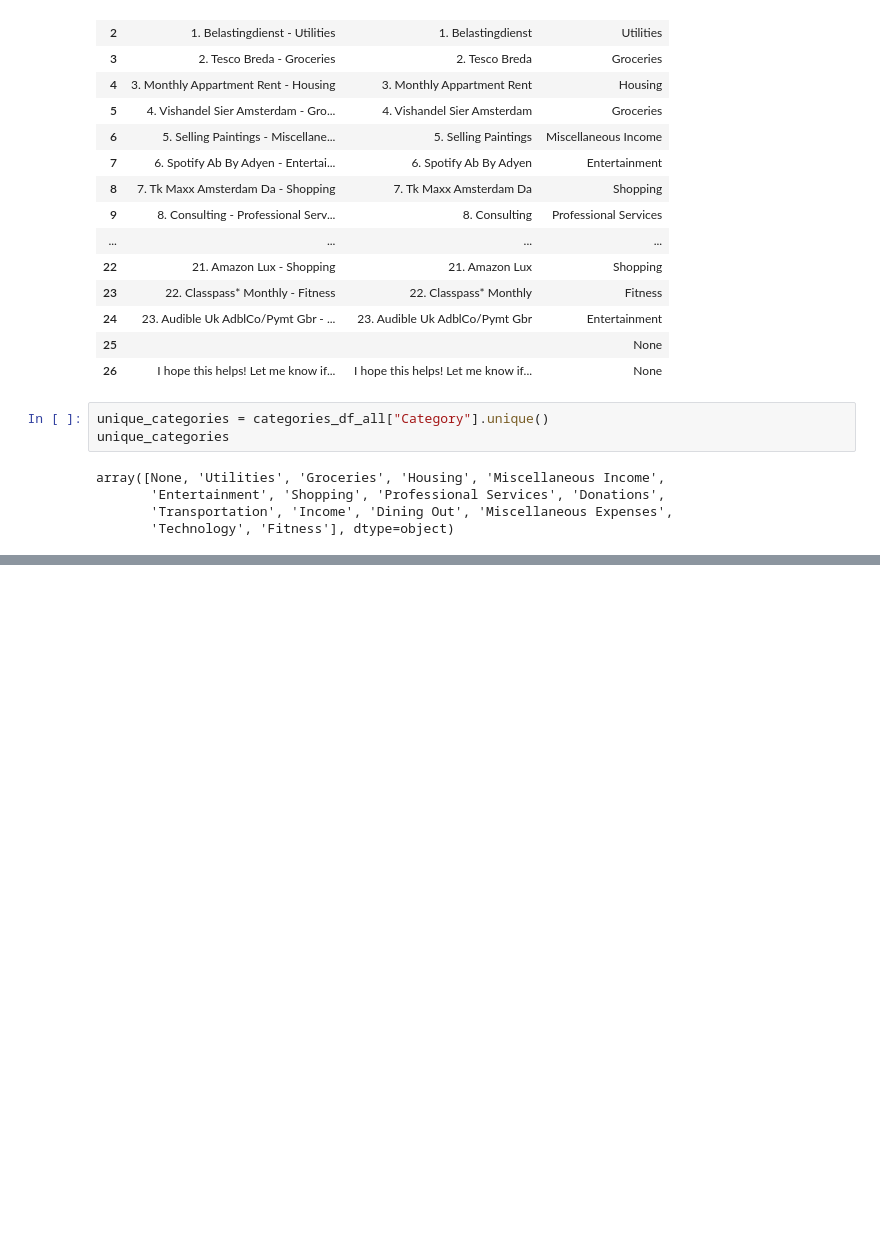
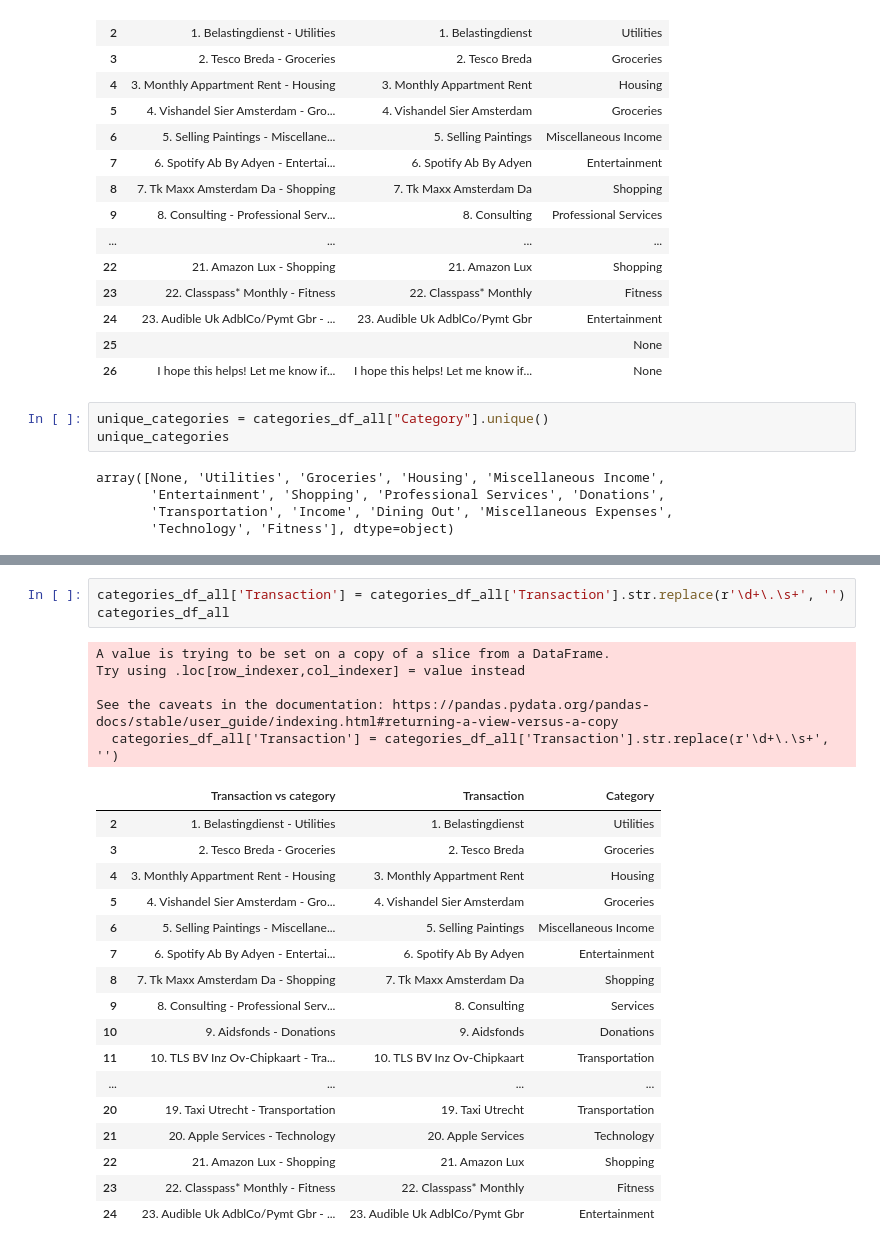
Before and after one commit to Markkimaathi/Anaylix, a Jupyter notebook: categorize_expenses.ipynb, the cells around one changed output, grey strips where cells are left out. Saved outputs shown, nothing was run; the diff lists cells and outputs as text; blank space fills up the shorter version.

```diff
--- a/categorize_expenses.ipynb
+++ b/categorize_expenses.ipynb
@@ -148,0 +166,26 @@ array([None, 'Utilities', 'Groceries', 'Housing', 'Miscellaneous Income',
+# %%
+categories_df_all['Transaction'] = categories_df_all['Transaction'].str.replace(r'\d+\.\s+', '')
+categories_df_all
+# %% [output]
+A value is trying to be set on a copy of a slice from a DataFrame.
+Try using .loc[row_indexer,col_indexer] = value instead
+
+See the caveats in the documentation: https://pandas.pydata.org/pandas-docs/stable/user_guide/indexing.html#returning-a-view-versus-a-copy
+  categories_df_all['Transaction'] = categories_df_all['Transaction'].str.replace(r'\d+\.\s+', '')
+|  | Transaction vs category | Transaction | Category |
+| 2 | 1. Belastingdienst - Utilities | 1. Belastingdienst | Utilities |
+| 3 | 2. Tesco Breda - Groceries | 2. Tesco Breda | Groceries |
+| 4 | 3. Monthly Appartment Rent - Housing | 3. Monthly Appartment Rent | Housing |
+| 5 | 4. Vishandel Sier Amsterdam - Gro... | 4. Vishandel Sier Amsterdam | Groceries |
+| 6 | 5. Selling Paintings - Miscellane... | 5. Selling Paintings | Miscellaneous Income |
+| 7 | 6. Spotify Ab By Adyen - Entertai... | 6. Spotify Ab By Adyen | Entertainment |
+| 8 | 7. Tk Maxx Amsterdam Da - Shopping | 7. Tk Maxx Amsterdam Da | Shopping |
+| 9 | 8. Consulting - Professional Serv... | 8. Consulting | Services |
+| 10 | 9. Aidsfonds - Donations | 9. Aidsfonds | Donations |
+| 11 | 10. TLS BV Inz Ov-Chipkaart - Tra... | 10. TLS BV Inz Ov-Chipkaart | Transportation |
+| ... | ... | ... | ... |
+| 20 | 19. Taxi Utrecht - Transportation | 19. Taxi Utrecht | Transportation |
+| 21 | 20. Apple Services - Technology | 20. Apple Services | Technology |
+| 22 | 21. Amazon Lux - Shopping | 21. Amazon Lux | Shopping |
+| 23 | 22. Classpass* Monthly - Fitness | 22. Classpass* Monthly | Fitness |
+| 24 | 23. Audible Uk AdblCo/Pymt Gbr - ... | 23. Audible Uk AdblCo/Pymt Gbr | Entertainment |
```
Also changed, not shown: parts of 3 cells of this notebook, 1 other file.
